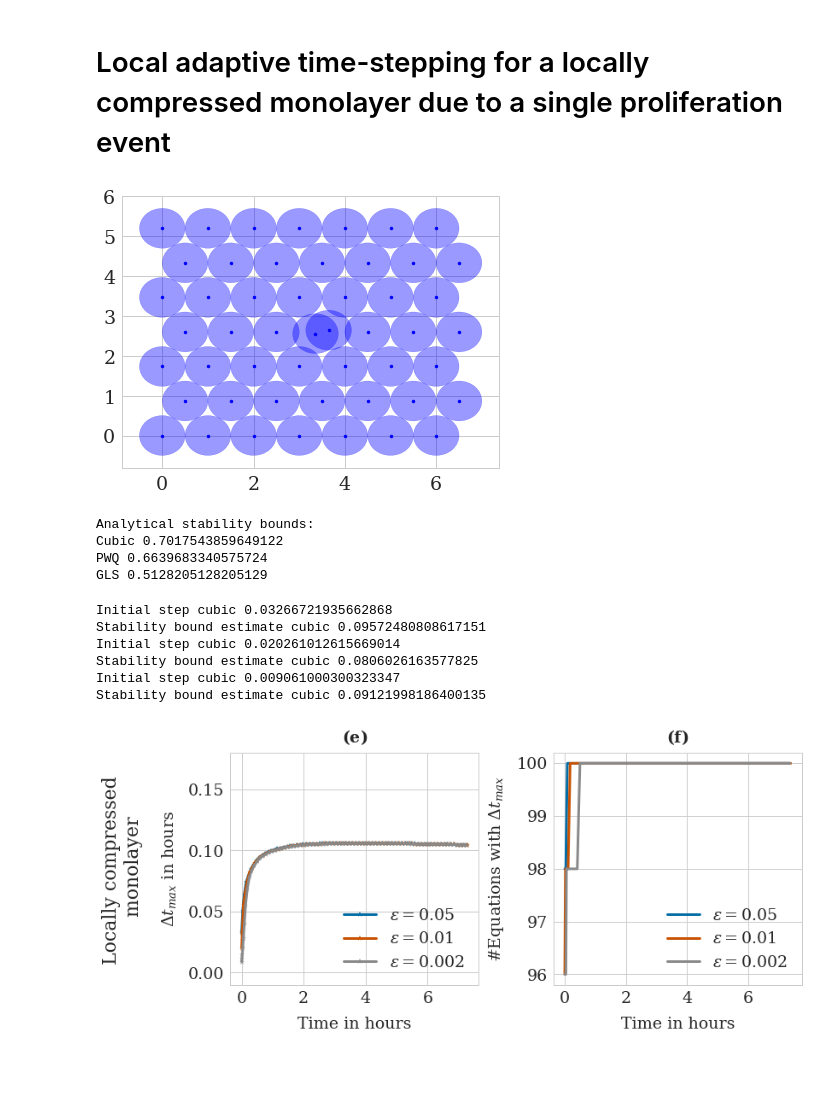
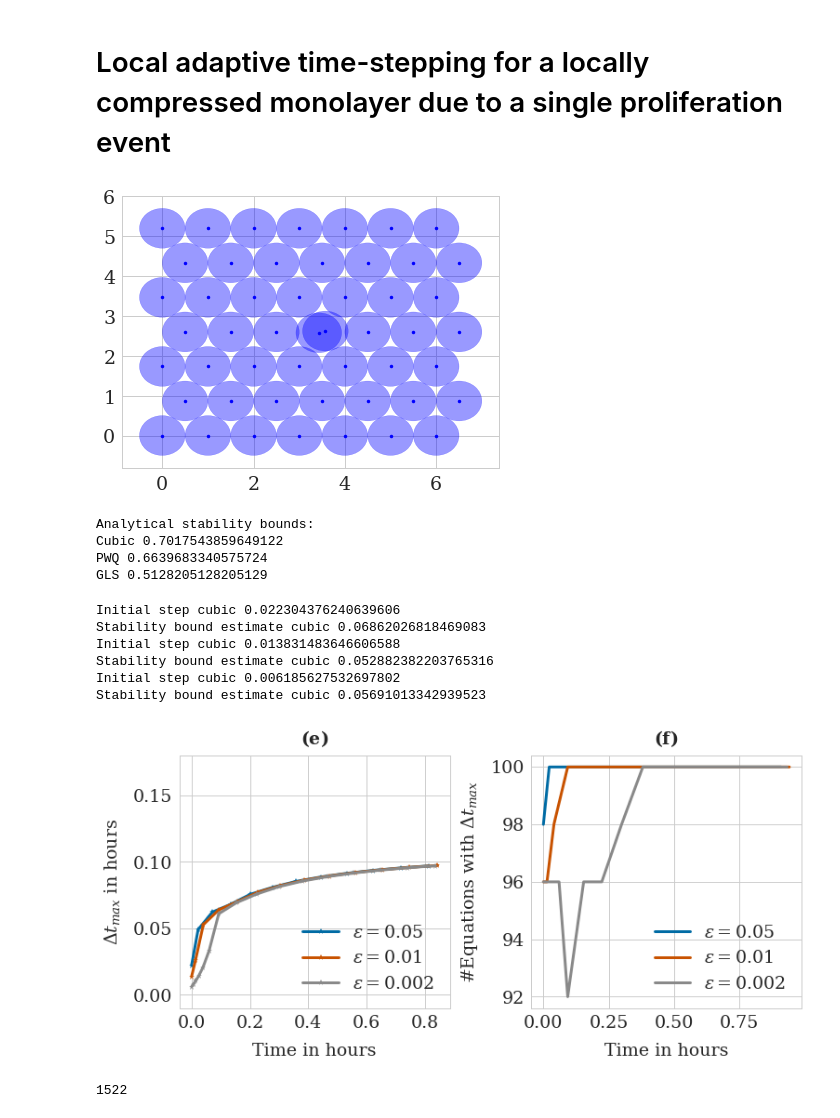
Before and after one commit to somathias/cbmos, a Jupyter notebook: exp-draft_local_adaptivity_locally_compressed_monolayer.ipynb, the cells around one changed output. Saved outputs shown, nothing was run; the diff lists cells and outputs as text; code cells hidden in the pictures; blank space fills up the shorter version.

Commit message:
Update plots

```diff
--- a/exp-draft_local_adaptivity_locally_compressed_monolayer.ipynb
+++ b/exp-draft_local_adaptivity_locally_compressed_monolayer.ipynb
@@ -33,9 +33,9 @@ plt.rcParams.update(params)
 # %%
 # Simulation parameters
 s = 1.0    # rest length
-tf = 7.5 # final time
+tf = 1.0 # final time
 rA = 1.5   # maximum interaction distance
-separation = 0.3 # initial separation between daughter cells
+separation = 0.15 # initial separation between daughter cells
 
 dim = 2
 
@@ -50,10 +50,11 @@ force_names = ['cubic', 'pw. quad.', 'GLS']
 defcolors = plt.rcParams['axes.prop_cycle'].by_key()['color']
 colors = {'cubic': defcolors[0], 'pw. quad.': defcolors[5], 'GLS': defcolors[6]}
 
+
 # Solvers
-models_ef = {'pw. quad.': cbmos.CBModel(ff.PiecewisePolynomial(), ef.solve_ivp, dim),
-             'cubic': cbmos.CBModel(ff.Cubic(), ef.solve_ivp, dim),
-             'GLS': cbmos.CBModel(ff.Gls(), ef.solve_ivp, dim)}
+models_ef = {'pw. quad.': cbmos.CBModel(ff.PiecewisePolynomial(), ef.solve_ivp, dim, separation),
+             'cubic': cbmos.CBModel(ff.Cubic(), ef.solve_ivp, dim, separation),
+             'GLS': cbmos.CBModel(ff.Gls(), ef.solve_ivp, dim, separation)}
 #models_ef = {'pw. quad.': cbmos.CBModel(ff.PiecewisePolynomial(), ef.solve_ivp, dim),
 #             'cubic': cbmos.CBModel(ff.Cubic(), ef.solve_ivp, dim),
  #            'GLS': cbmos.CBModel(ff.LinearExponential(), ef.solve_ivp, dim)}
@@ -149,7 +150,7 @@ def plot_eigenvector_on_population(cell_list, eigenvector, color='blue'):
 sheet = make_hexagonal_mesh(4)
 plot_population(sheet)
 # %% [output]
-[figure, old version]
+[figure, new version]
 # %%
 # g'(s) for different force laws
 gp_cubic = params_cubic['mu']*(s-rA)**2
@@ -194,38 +195,45 @@ for i, eps in enumerate(epsilons):
     #ts, history = models_ef[force].simulate(sheet, t_data, params[force], {"eps": eps, "eta":0.0001, "out": filename_ending[force], 'write_to_file': True, 'local_adaptivity': True}, seed=seed)
 
     dts = np.loadtxt('step_sizes'+filename_ending[force]+'.txt')
     print('Initial step '+force + ' ' +str(dts[0]))
     print('Stability bound estimate '+force + ' ' +str((dts[-2]+dts[-1])/2.0))
     ax1.plot(ts[:-2], dts[:-1],'-*', label='$\epsilon=$'+str(eps), color=colors[i])
 
     n_eq_per_level = np.loadtxt('n_eq_per_level'+filename_ending[force]+'.txt')
     ax2.plot(ts[:-1], n_eq_per_level[2,:], label='$\epsilon=$'+str(eps), color=colors[i])
 
 ax1.set_title(r'$\bf{(e)}$')
 ax1.legend(loc='lower right')
 ax1.set(xlabel='Time in hours')
 ax1.set(ylabel='$\Delta t_{max}$ in hours')
-ax1.text(-4.5, 0.01, 'Locally compressed\n        monolayer', fontsize=22, rotation='vertical')
+#ax1.text(-4.5, 0.01, 'Locally compressed\n        monolayer', fontsize=22, rotation='vertical')
 ax1.set(ylim=[-0.01, 0.18])
 
 
 #ax2.set(ylim=[-0.1, 1.2])
 #ax2.text(3.4, 1.45, '$\epsilon=0.001$', fontsize=22)
 
 ax2.legend()
 ax2.set(xlabel='Time in hours')
 ax2.set(ylabel='#Equations with $\Delta t_{max}$')
 ax2.set_title(r'$\bf{(f)}$')
 
 
 
 
 plt.savefig('local_adap_local_mono.pdf', bbox_inches='tight')
 # %% [output]
-Initial step cubic 0.03266721935662868
-Stability bound estimate cubic 0.09572480808617151
-Initial step cubic 0.020261012615669014
-Stability bound estimate cubic 0.0806026163577825
-Initial step cubic 0.009061000300323347
-Stability bound estimate cubic 0.09121998186400135
+Initial step cubic 0.022304376240639606
+Stability bound estimate cubic 0.06862026818469083
+Initial step cubic 0.013831483646606588
+Stability bound estimate cubic 0.052882382203765316
+Initial step cubic 0.006185627532697802
+Stability bound estimate cubic 0.05691013342939523
-[figure, old version]
+[figure, new version]
+# %%
+# do preliminary measuring of the execution times
+eps = 0.01
+sheet = make_hexagonal_mesh(20)
+len(sheet)
+# %% [output]
+1522
```
Also changed, not shown: parts of 7 cells of this notebook, 3 other files.
